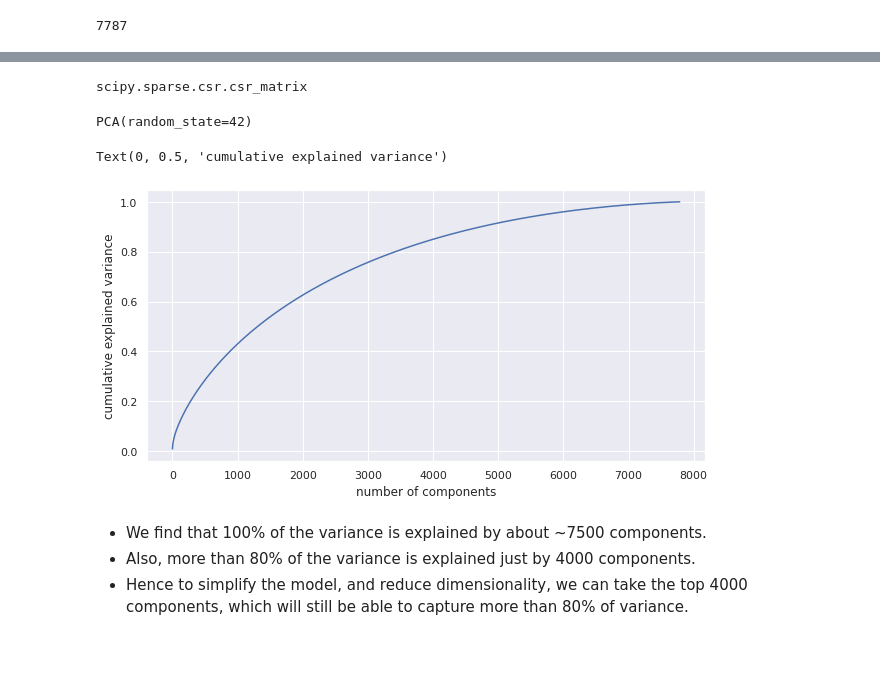
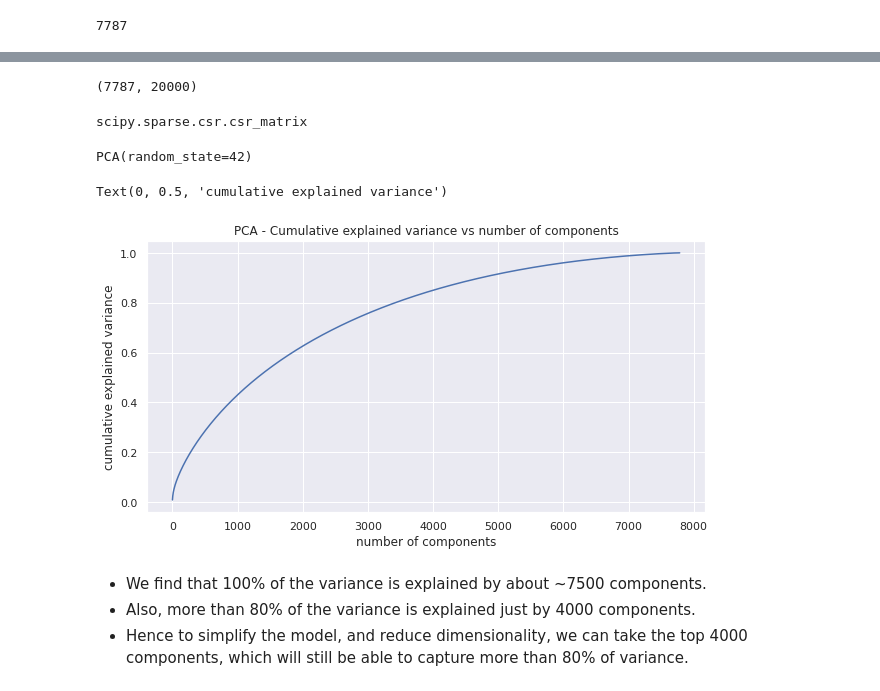
Before and after one commit to shaloy-lewis/Netflix_movies_and_tv_shows_clustering, a Jupyter notebook: Netflix_Movies_and_TV_Shows_Clustering_Shaloy_Lewis.ipynb, the cells around one changed output, grey strips where cells are left out. Drawn from its saved outputs; the diff is of its cells as text; code cells hidden in the pictures; blank space fills up the shorter version.

```diff
--- a/Netflix_Movies_and_TV_Shows_Clustering_Shaloy_Lewis.ipynb
+++ b/Netflix_Movies_and_TV_Shows_Clustering_Shaloy_Lewis.ipynb
@@ -742,3 +744,5 @@ df1.clustering_attributes[0]
+# %%
+attribute_list=df1['clustering_attributes']
 # %%
 # Importing necessary libraries
 import re, string, unicodedata
@@ -752,7 +756,8 @@ from keras.preprocessing.text import Tokenizer
 # %%
 # Tokenization
 tokenizer = Tokenizer(num_words="MAX_NB_WORDS")
-# %%
-tokenizer.fit_on_texts(df1['clustering_attributes'])
+# %%
+# Tokenization
+tokenizer.fit_on_texts(attribute_list)
 # %%
 # Defining functions to preprocess the data
@@ -822,3 +826,3 @@ tokenizer.fit_on_texts(df1['clustering_attributes'])
 # %%
-attribute_list = normalize(df1['clustering_attributes'])
-print(attribute_list)
+attribute_list = normalize(attribute_list)
+# print(attribute_list)
@@ -842,7 +840,13 @@ X.shape
-# %%
-type(X)
-# %% [output]
-scipy.sparse.csr.csr_matrix
+# %%
+# Shape of the vector
+X.shape
+# %% [output]
+(7787, 20000)
+# %%
+# data type of vector
+type(X)
+# %% [output]
+scipy.sparse.csr.csr_matrix
 # %%
 # convert X into array form for clustering
 X = X.toarray()
@@ -856,12 +860,13 @@ PCA(random_state=42)
 # %%
 # Explained variance for different number of components
 plt.figure(figsize=(10,5))
 plt.plot(np.cumsum(pca.explained_variance_ratio_))
+plt.title('PCA - Cumulative explained variance vs number of components')
 plt.xlabel('number of components')
 plt.ylabel('cumulative explained variance')
 # %% [output]
 Text(0, 0.5, 'cumulative explained variance')
-[figure, old version]
+[figure, new version]
 # %% [markdown]
 * We find that 100% of the variance is explained by about ~7500 components.
 * Also, more than 80% of the variance is explained just by 4000 components.
```
Also changed, not shown: parts of 68 cells of this notebook.
